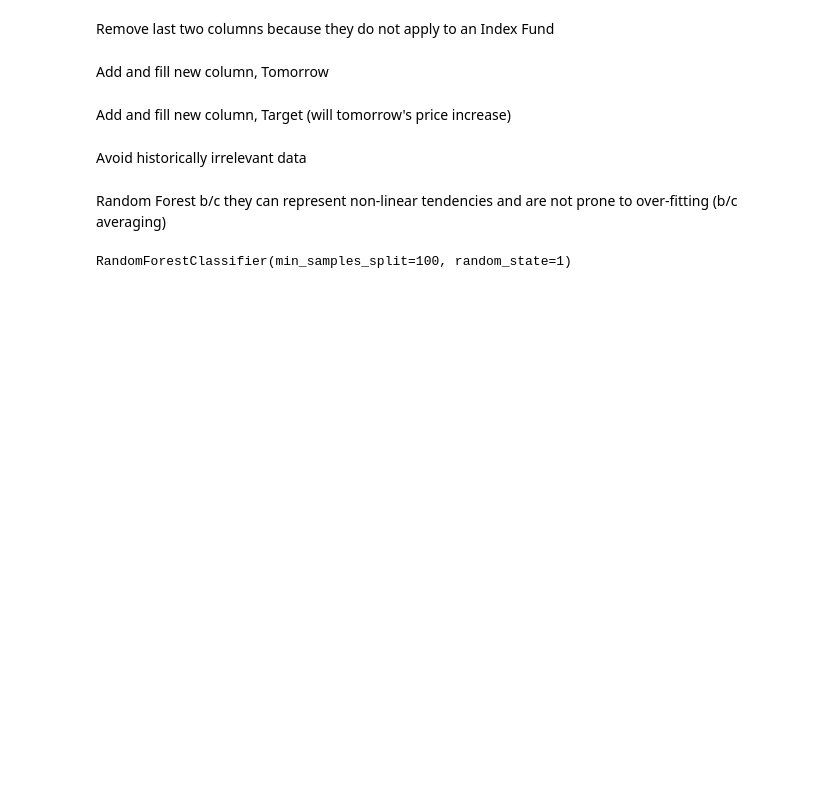
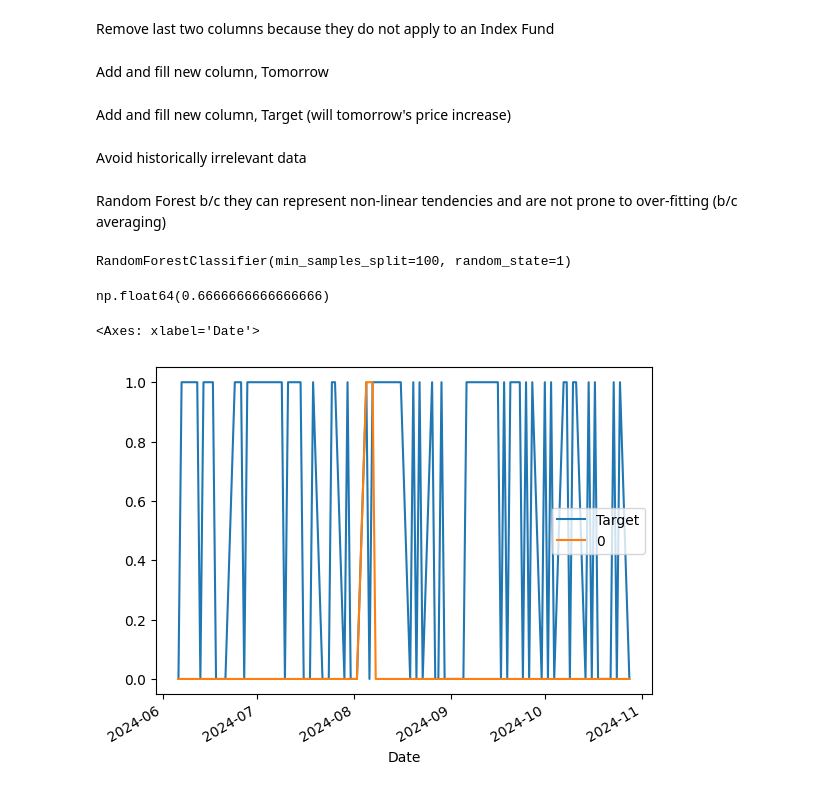
Before and after one commit to DanielRichardson1/StockPredictor, a Jupyter notebook: main.ipynb, the cells around one changed output. Cells and saved outputs as stored; diff of their text form; code cells hidden in the pictures; blank space fills up the shorter version.

```diff
--- a/main.ipynb
+++ b/main.ipynb
@@ -66,4 +66,15 @@ import pandas as pd
 
 predictions = model.predict(test[predictors])
 
-predictions = pd.Serires(predictions, index=test.index)
+predictions = pd.Series(predictions, index=test.index)
+
+precision_score(test["Target"], predictions)
+# %% [output]
+np.float64(0.6666666666666666)
+# %%
+combined = pd.concat([test["Target"], predictions], axis=1)
+# %%
+combined.plot()
+# %% [output]
+<Axes: xlabel='Date'>
+[figure, added]
```
